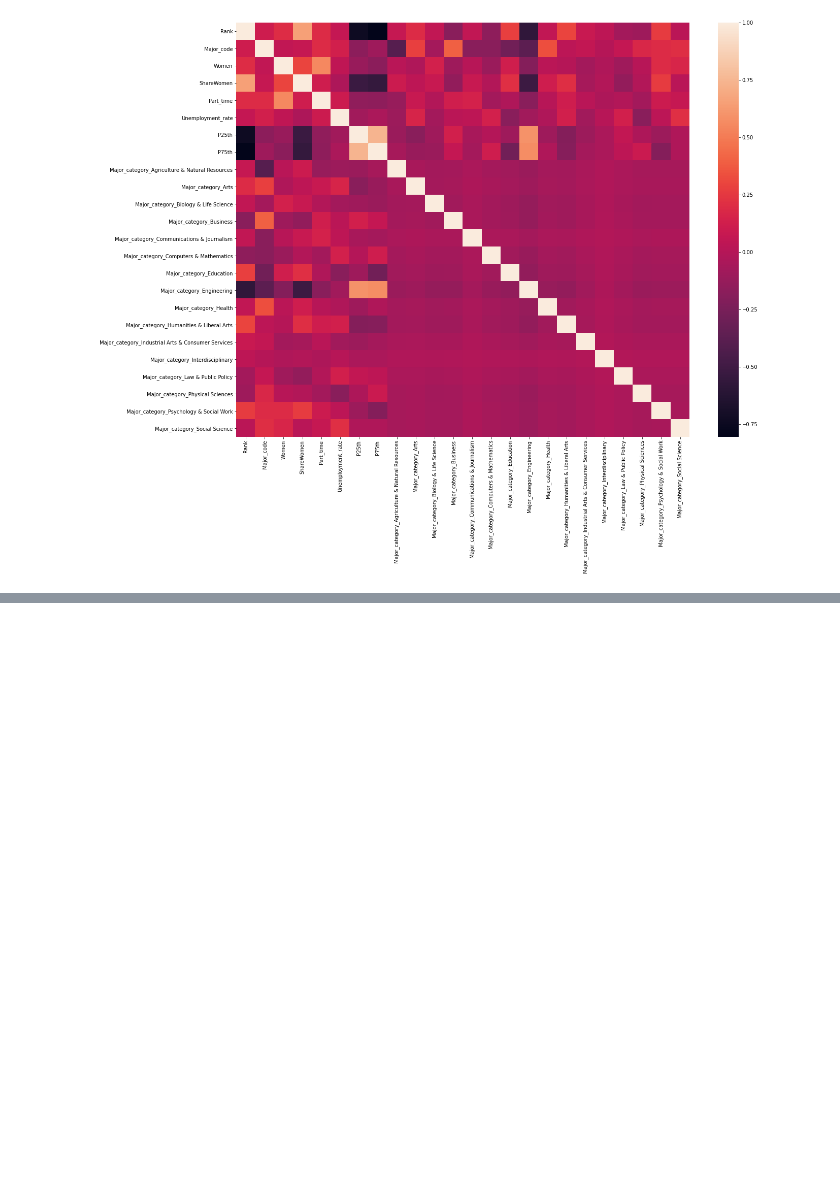
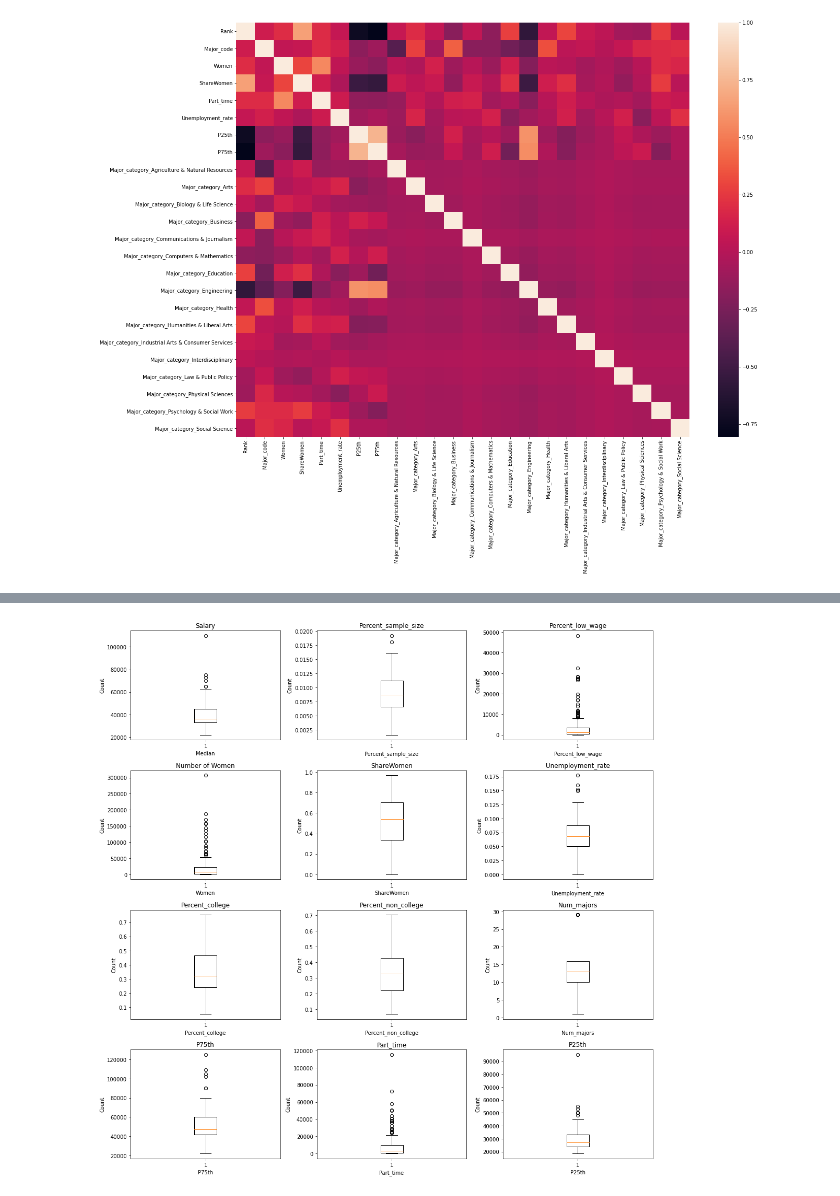
Before and after one commit to siennawishart/MSCI-446-Project, a Jupyter notebook: Data/Data Cleaning and Feature Eng/Supervised Learning Project Proposal Exploring.ipynb, the cells around one changed output, grey strips where cells are left out. Drawn from its saved outputs; the diff is of its cells as text; code cells hidden in the pictures; blank space fills up the shorter version.

```diff
--- a/Data/Data Cleaning and Feature Eng/Supervised Learning Project Proposal Exploring.ipynb
+++ b/Data/Data Cleaning and Feature Eng/Supervised Learning Project Proposal Exploring.ipynb
@@ -342,0 +573,77 @@ sns.heatmap(temp.corr());
+# %%
+fig, axs = plt.subplots(4, 3,figsize=(15,15))
+
+axs[0, 0].boxplot(allData.Median)
+axs[0, 0].set_title("Salary")
+axs[0, 0].set_xlabel('Median')
+axs[0, 0].set_ylabel('Count')
+
+axs[1, 0].boxplot(allData.Women)
+axs[1, 0].set_xlabel('Women')
+axs[1, 0].set_ylabel('Count')
+axs[1, 0].set_title("Number of Women")
+
+# axs[0, 1].boxplot(allData.Major_category)
+# axs[0, 1].set_xlabel('Major_category')
+# axs[0, 1].set_ylabel('Count')
+# axs[0, 1].set_title("Major_category")
+# # axs[0, 1].tick_params(labelrotation=45)
+
+axs[1, 1].boxplot(allData.ShareWomen)
+axs[1, 1].set_xlabel('ShareWomen')
+axs[1, 1].set_ylabel('Count')
+axs[1, 1].set_title("ShareWomen")
+
+axs[0, 2].boxplot(allData.Low_wage_jobs)
+axs[0, 2].set_title("Percent_low_wage")
+axs[0, 2].set_xlabel('Percent_low_wage')
+axs[0, 2].set_ylabel('Count')
+
+axs[2, 0].boxplot(allData.Percent_college)
+axs[2, 0].set_xlabel('Percent_college')
+axs[2, 0].set_ylabel('Count')
+axs[2, 0].set_title("Percent_college")
+
+axs[2, 1].boxplot(allData.Percent_non_college)
+axs[2, 1].set_xlabel('Percent_non_college')
+axs[2, 1].set_ylabel('Count')
+axs[2, 1].set_title("Percent_non_college")
+
+axs[1, 2].boxplot(allData.Unemployment_rate)
+axs[1, 2].set_xlabel('Unemployment_rate')
+axs[1, 2].set_ylabel('Count')
+axs[1, 2].set_title("Unemployment_rate")
+
+axs[2, 2].boxplot(allData.Num_majors)
+axs[2, 2].set_xlabel('Num_majors')
+axs[2, 2].set_ylabel('Count')
+axs[2, 2].set_title("Num_majors")
+
+axs[3, 1].boxplot(allData.Part_time)
+axs[3, 1].set_xlabel('Part_time')
+axs[3, 1].set_ylabel('Count')
+axs[3, 1].set_title("Part_time")
+
+axs[3, 2].boxplot(allData.P25th)
+axs[3, 2].set_xlabel('P25th')
+axs[3, 2].set_ylabel('Count')
+axs[3, 2].set_title("P25th")
+
+axs[3, 0].boxplot(allData.P75th)
+axs[3, 0].set_xlabel('P75th')
+axs[3, 0].set_ylabel('Count')
+axs[3, 0].set_title("P75th")
+
+axs[0, 1].boxplot(allData.Percent_sample_size)
+axs[0, 1].set_xlabel('Percent_sample_size')
+axs[0, 1].set_ylabel('Count')
+axs[0, 1].set_title("Percent_sample_size")
+
+# axs[4, 1].boxplot(allData.Median_category)
+# axs[4, 1].set_xlabel('Median_category')
+# axs[4, 1].set_ylabel('Count')
+# axs[4, 1].set_title("Median_category")
+
+fig.tight_layout()
+# %% [output]
+[figure, added]
```
Also changed, not shown: parts of 7 cells of this notebook, 2 other files.
